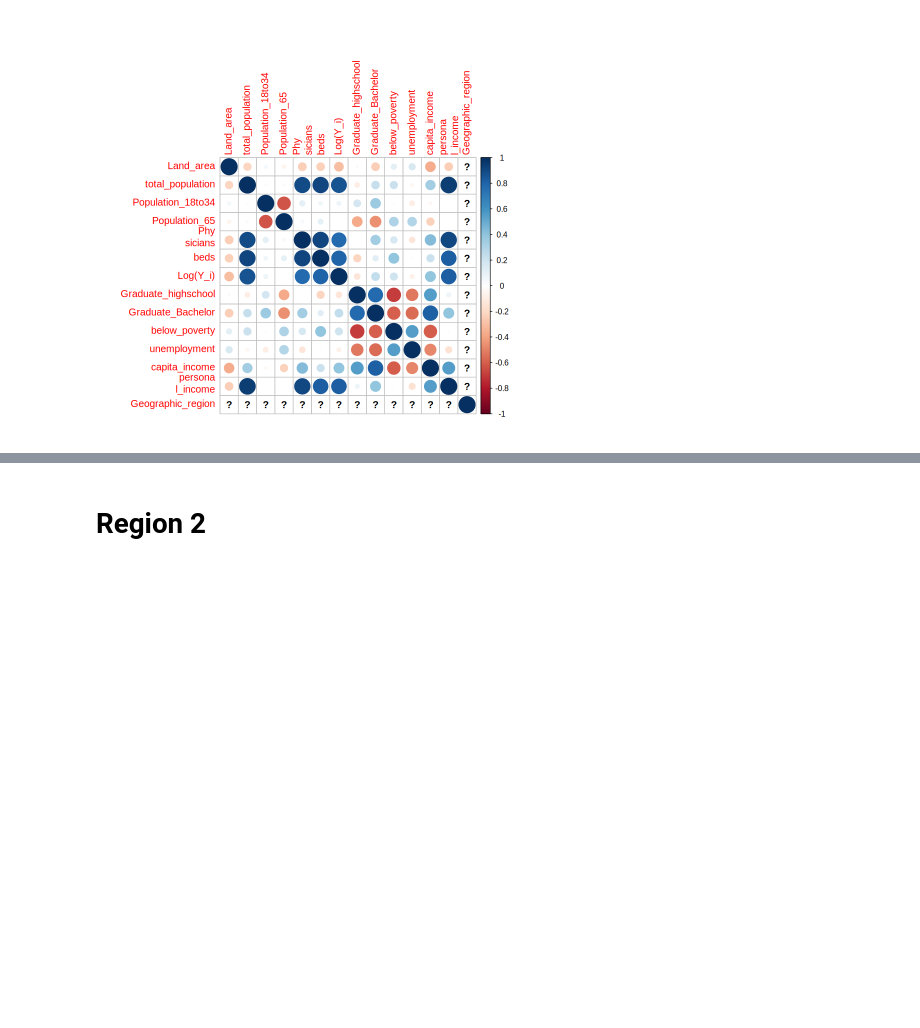
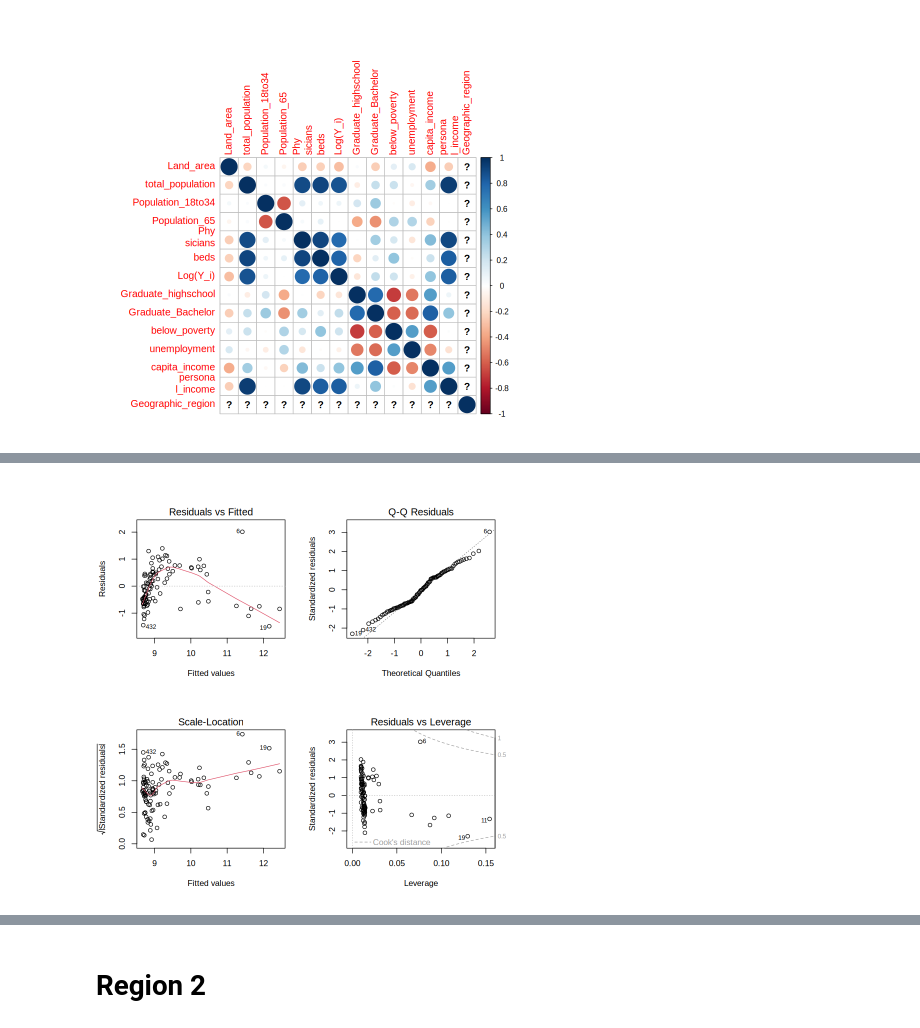
Before and after one commit to brandoncabrera707/STA_108_Regression_FinalProject, a Jupyter notebook: FinalProject_STA108.ipynb, the cells around one changed output, grey strips where cells are left out. Cells and saved outputs as stored; diff of their text form; code cells hidden in the pictures; blank space fills up the shorter version.

```diff
--- a/FinalProject_STA108.ipynb
+++ b/FinalProject_STA108.ipynb
@@ -78,0 +114,5 @@ Warning message in cor(region_1[, 4:17]):
+# %%
+#Fit the response to physicians
+model_r_1 <- lm(`Log(Y_i)` ~ Physicians, data = region_1)
+summary(model_r_1)
+anova(model_r_1)
@@ -78,0 +142,6 @@ Warning message in cor(region_1[, 4:17]):
+# %%
+par(mfrow=c(2,2))
+
+plot(model_r_1)
+# %% [output]
+[figure, added]
```
Also changed, not shown: parts of 22 cells of this notebook.
